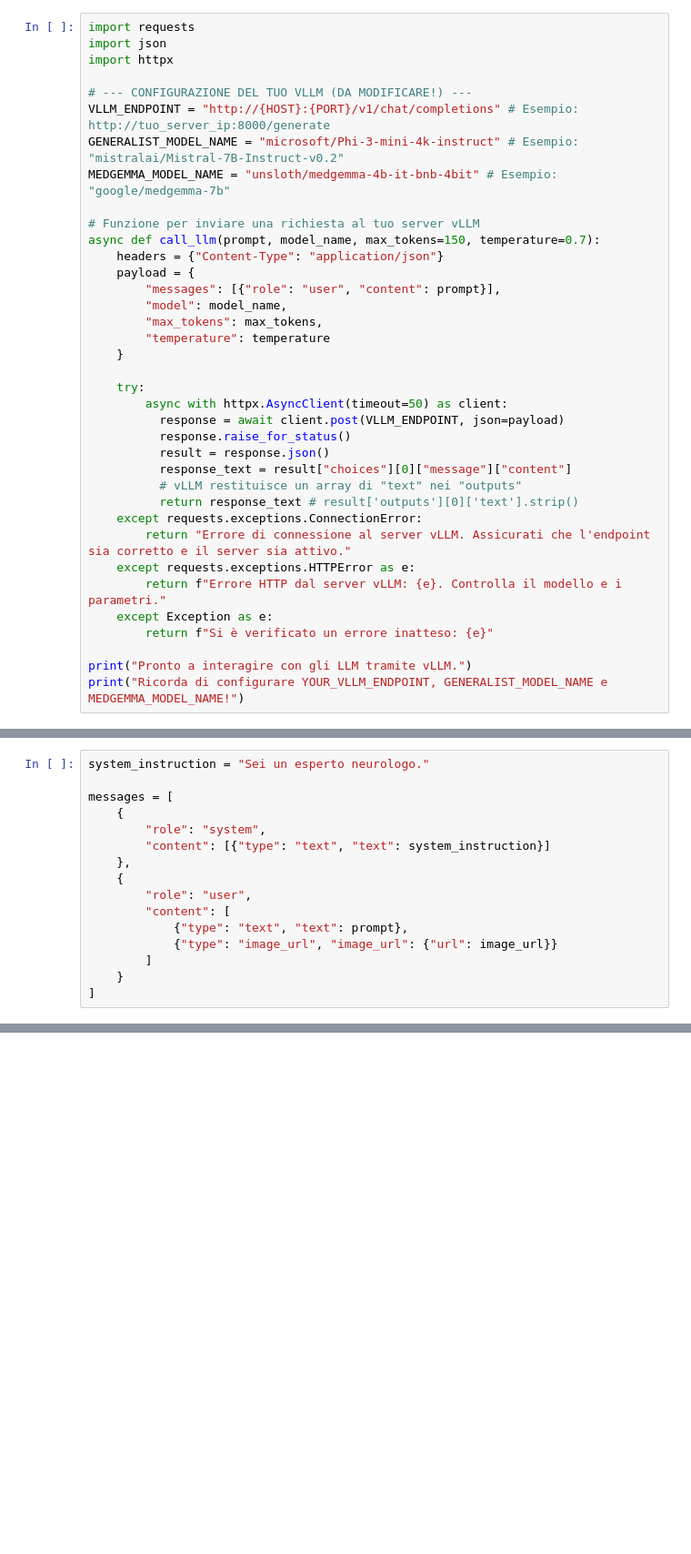
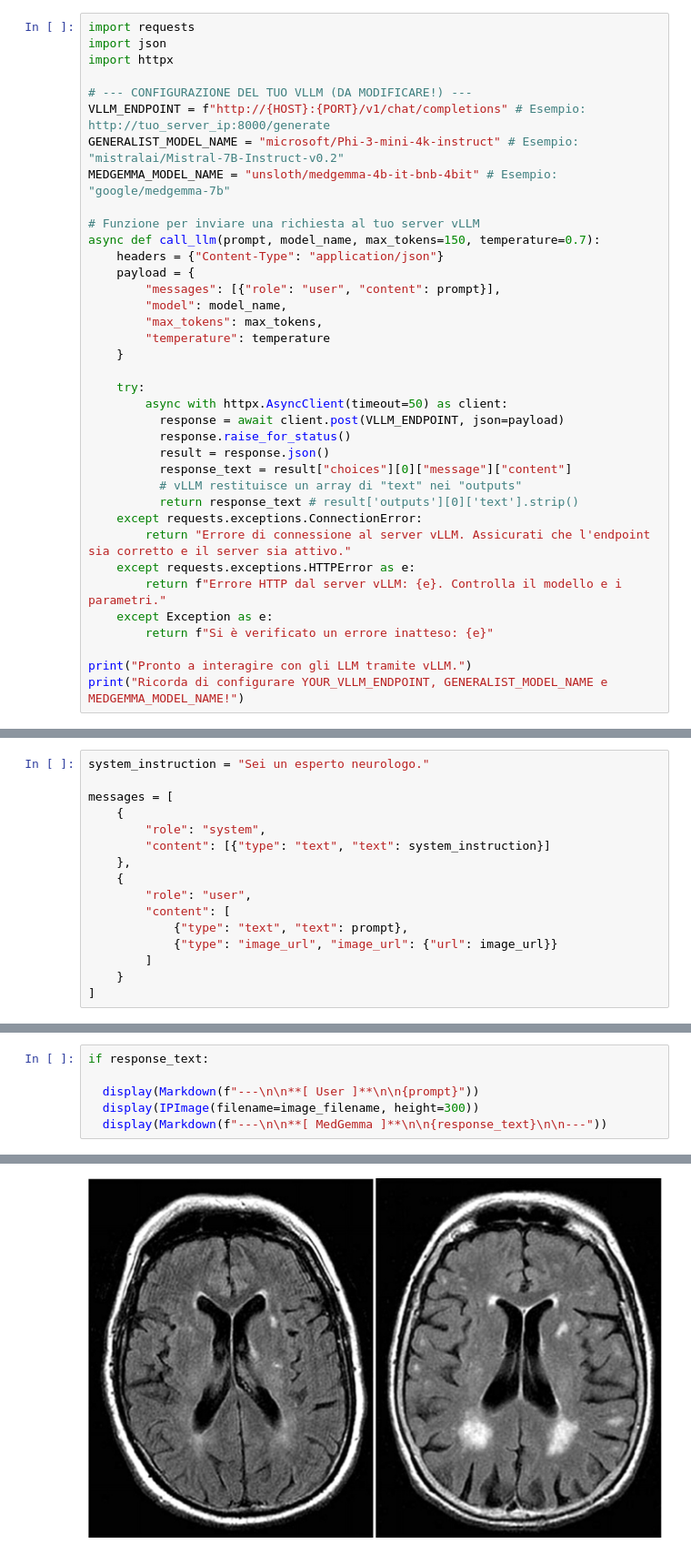
Before and after one commit to mdelleani/neuro-next-bootcamp, a Jupyter notebook: notebooks/02_advanced_ai_neurology.ipynb, the cells around one changed output, grey strips where cells are left out. Shown at 91% size. Drawn from its saved outputs; the diff is of its cells as text; blank space fills up the shorter version.

Commit message:
add display for medgemma

```diff
--- a/notebooks/02_advanced_ai_neurology.ipynb
+++ b/notebooks/02_advanced_ai_neurology.ipynb
@@ -212,7 +212,7 @@ import json
 import httpx
 
 # --- CONFIGURAZIONE DEL TUO VLLM (DA MODIFICARE!) ---
-VLLM_ENDPOINT = "http://{HOST}:{PORT}/v1/chat/completions" # Esempio: http://tuo_server_ip:8000/generate
+VLLM_ENDPOINT = f"http://{HOST}:{PORT}/v1/chat/completions" # Esempio: http://tuo_server_ip:8000/generate
 GENERALIST_MODEL_NAME = "microsoft/Phi-3-mini-4k-instruct" # Esempio: "mistralai/Mistral-7B-Instruct-v0.2"
 MEDGEMMA_MODEL_NAME = "unsloth/medgemma-4b-it-bnb-4bit" # Esempio: "google/medgemma-7b"
 
@@ -455,0 +466,7 @@ Basandomi sull'immagine fornita, posso descrivere le caratteristiche principali
+# %%
+if response_text:
+
+  display(Markdown(f"---\n\n**[ User ]**\n\n{prompt}"))
+  display(IPImage(filename=image_filename, height=300))
+  display(Markdown(f"---\n\n**[ MedGemma ]**\n\n{response_text}\n\n---"))
+# %% [output]
@@ -455,0 +478 @@ Basandomi sull'immagine fornita, posso descrivere le caratteristiche principali
+[figure, added]
```
Also changed, not shown: parts of 7 cells of this notebook.
